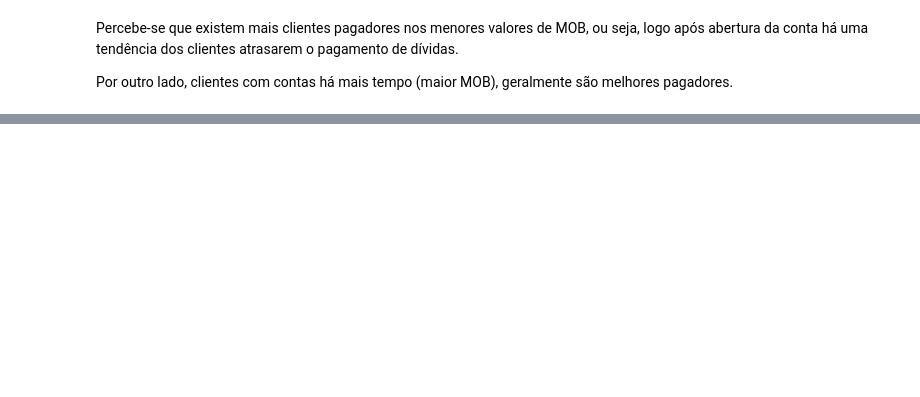
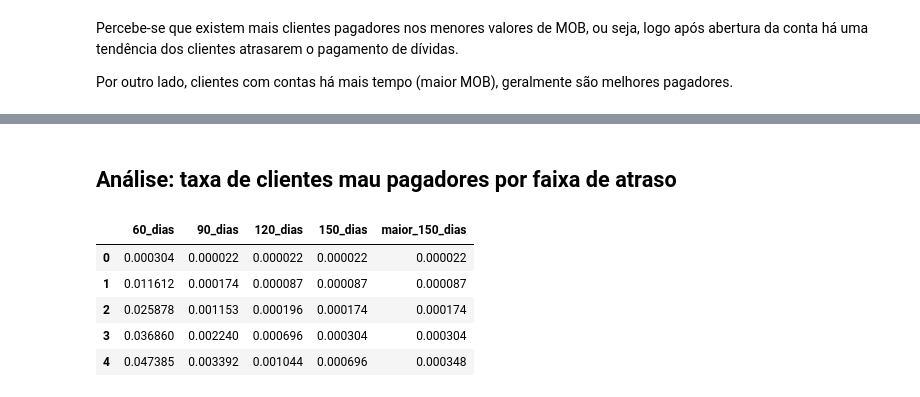
Before and after one commit to jackson-simionato/fase4_pos_tech, a Jupyter notebook: 2_Deploy_de_Aplicacoes/2_2_Criando_Variavel_Target/2_2_Criando_Variavel_Target.ipynb, the cells around one changed output, grey strips where cells are left out. Cells and saved outputs as stored; diff of their text form; code cells hidden in the pictures; blank space fills up the shorter version.

```diff
--- a/2_Deploy_de_Aplicacoes/2_2_Criando_Variavel_Target/2_2_Criando_Variavel_Target.ipynb
+++ b/2_Deploy_de_Aplicacoes/2_2_Criando_Variavel_Target/2_2_Criando_Variavel_Target.ipynb
@@ -483,0 +176,32 @@ df_aprovados_pagadores.loc[df_aprovados_pagadores['ID_Cliente'] == 5001717]
+# %% [markdown]
+## Análise: taxa de clientes mau pagadores por faixa de atraso
+# %%
+dict_taxa_mau = {}
+id_sum = df_aprovados_pagadores['ID_Cliente'].nunique()
+
+for key in dict_intervalo_atraso.keys():
+    df_min_mau = df_aprovados_pagadores.query(f'Mau_{key} == 1').groupby('ID_Cliente').agg({'MOB':'min'}).reset_index()
+
+    df_mob_taxa_mau = pd.DataFrame(columns=['MOB', 'Taxa_mau'])
+
+    lst = []
+
+    for i in range(0, df_aprovados_pagadores['MOB'].nunique()):
+        due = df_min_mau.query('MOB == @i')['ID_Cliente'].to_list()
+        lst.extend(due)
+
+        df_mob_taxa_mau = pd.concat([df_mob_taxa_mau, pd.DataFrame(data={'MOB': [i], 'Taxa_mau': [len(set(lst))/id_sum]})])
+
+    dict_taxa_mau[key] = df_mob_taxa_mau['Taxa_mau']
+
+df_taxa_mau = pd.DataFrame(dict_taxa_mau)
+df_taxa_mau.reset_index(drop=True, inplace=True)
+# %%
+display(df_taxa_mau.head())
+# %% [output]
+|  | 60_dias | 90_dias | 120_dias | 150_dias | maior_150_dias |
+| 0 | 0.000304 | 0.000022 | 0.000022 | 0.000022 | 0.000022 |
+| 1 | 0.011612 | 0.000174 | 0.000087 | 0.000087 | 0.000087 |
+| 2 | 0.025878 | 0.001153 | 0.000196 | 0.000174 | 0.000174 |
+| 3 | 0.036860 | 0.002240 | 0.000696 | 0.000304 | 0.000304 |
+| 4 | 0.047385 | 0.003392 | 0.001044 | 0.000696 | 0.000348 |
```
Also changed, not shown: parts of 40 cells of this notebook.
